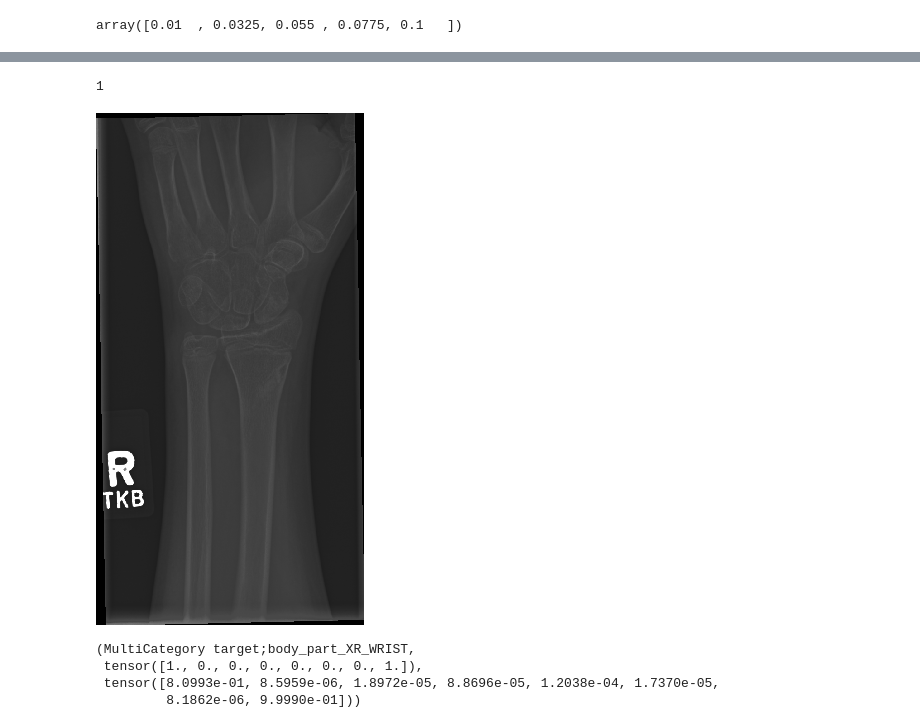
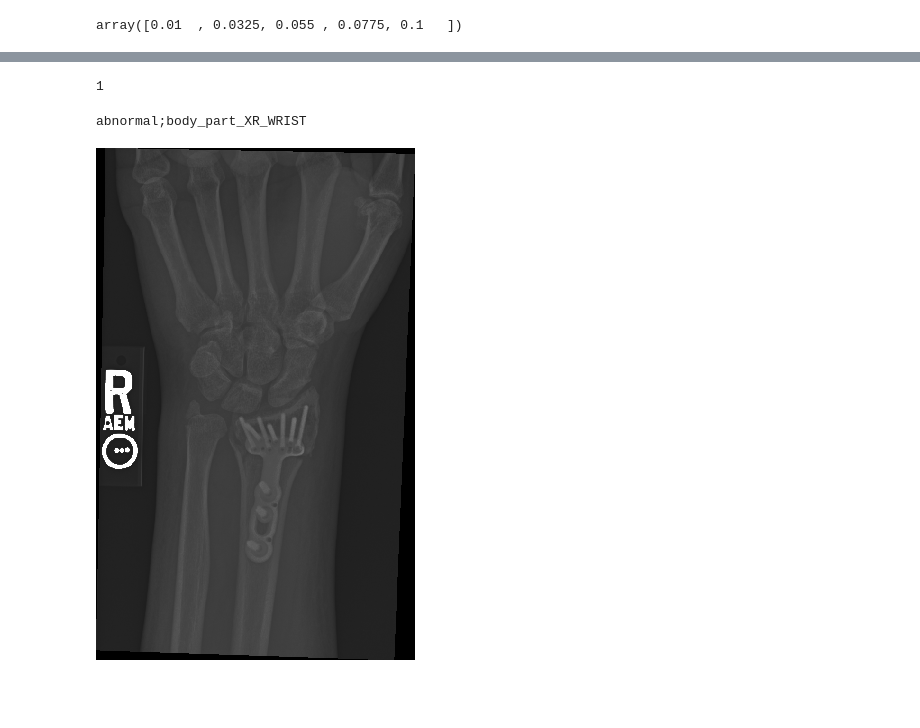
Before and after one commit to shadab4150/Mura-Stanford-Bone-Xray-abnormalities-detection, a Jupyter notebook: mura_stanford_bone_abnormalities.ipynb, the cells around one changed output, grey strips where cells are left out. Saved outputs shown, nothing was run; the diff lists cells and outputs as text; code cells hidden in the pictures; blank space fills up the shorter version.

```diff
--- a/mura_stanford_bone_abnormalities.ipynb
+++ b/mura_stanford_bone_abnormalities.ipynb
@@ -265,14 +253,12 @@ df[df['is_valid']==True].head()
 # %%
-img = df[df['is_valid']==True].path.iloc[0];img
-print(df[df['is_valid']==True].target.iloc[0])
-image = open_image(img);image
+img = df[df['is_valid']==True].path.iloc[45];img
+print(df[df['is_valid']==True].abnormal.iloc[45])
 # %% [output]
 1
-[figure, removed]
-# %%
-learn.predict(image)
-# %% [output]
-(MultiCategory target;body_part_XR_WRIST,
- tensor([1., 0., 0., 0., 0., 0., 0., 1.]),
- tensor([8.0993e-01, 8.5959e-06, 1.8972e-05, 8.8696e-05, 1.2038e-04, 1.7370e-05,
-         8.1862e-06, 9.9990e-01]))
+# %%
+image = open_image(img)
+print(learn.predict(image)[0])
+image
+# %% [output]
+abnormal;body_part_XR_WRIST
+[figure, added]
```
Also changed, not shown: parts of 8 cells of this notebook.
